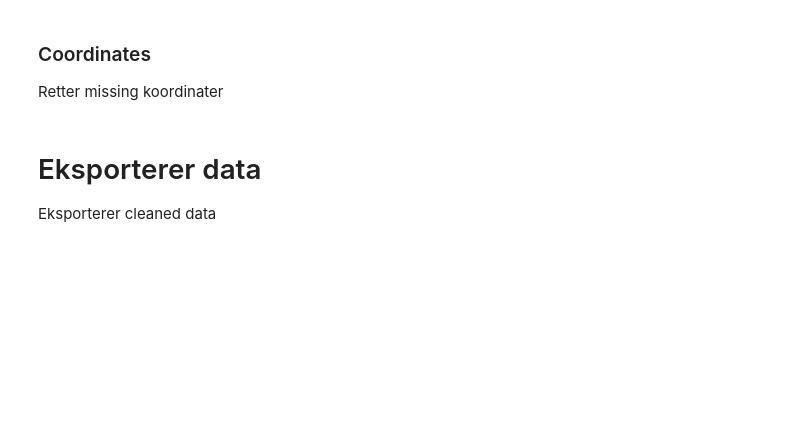
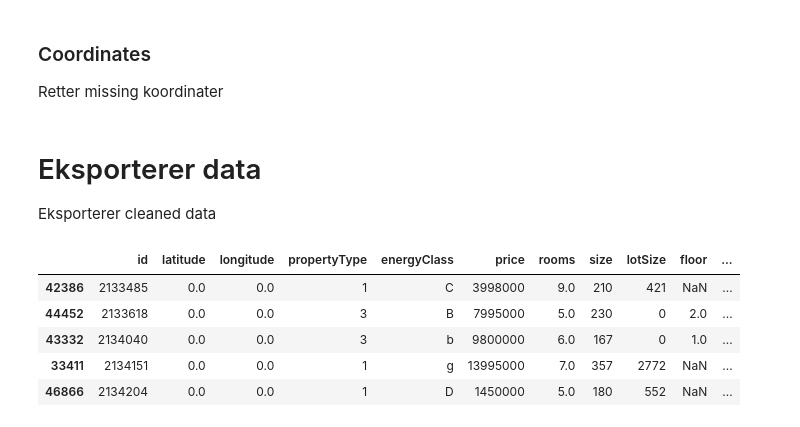
Before and after one commit to Tobias-Thiim/Introduction-to-Social-Data-Science-gruppe_20, a Jupyter notebook: data_cleaning/3. Data cleaning - Boliga.ipynb, the cells around one changed output. Drawn from its saved outputs; the diff is of its cells as text; code cells hidden in the pictures; blank space fills up the shorter version.

```diff
--- a/data_cleaning/3. Data cleaning - Boliga.ipynb
+++ b/data_cleaning/3. Data cleaning - Boliga.ipynb
@@ -331,0 +368,9 @@ bolig_df_selected2.to_csv('boliger_cleaned.csv', sep=';', index=False, encoding=
+# %%
+bolig_df_selected[bolig_df_selected['latitude']==0]
+# %% [output]
+|  | id | latitude | longitude | propertyType | energyClass | price | rooms | size | lotSize | floor | ... |
+| 42386 | 2133485 | 0.0 | 0.0 | 1 | C | 3998000 | 9.0 | 210 | 421 | NaN | ... |
+| 44452 | 2133618 | 0.0 | 0.0 | 3 | B | 7995000 | 5.0 | 230 | 0 | 2.0 | ... |
+| 43332 | 2134040 | 0.0 | 0.0 | 3 | b | 9800000 | 6.0 | 167 | 0 | 1.0 | ... |
+| 33411 | 2134151 | 0.0 | 0.0 | 1 | g | 13995000 | 7.0 | 357 | 2772 | NaN | ... |
+| 46866 | 2134204 | 0.0 | 0.0 | 1 | D | 1450000 | 5.0 | 180 | 552 | NaN | ... |
```
Also changed, not shown: parts of 13 cells of this notebook.
